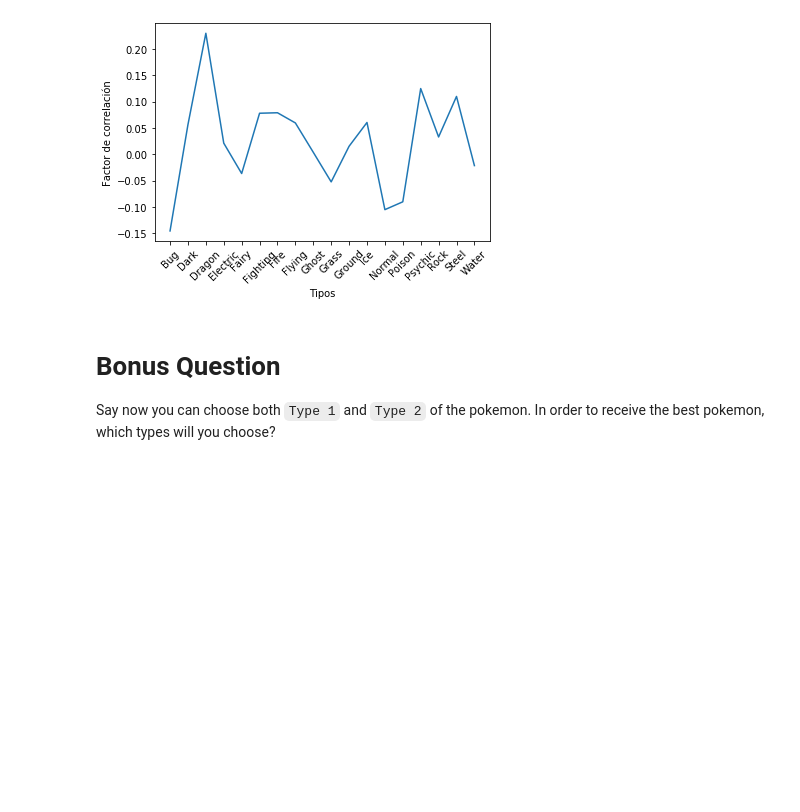
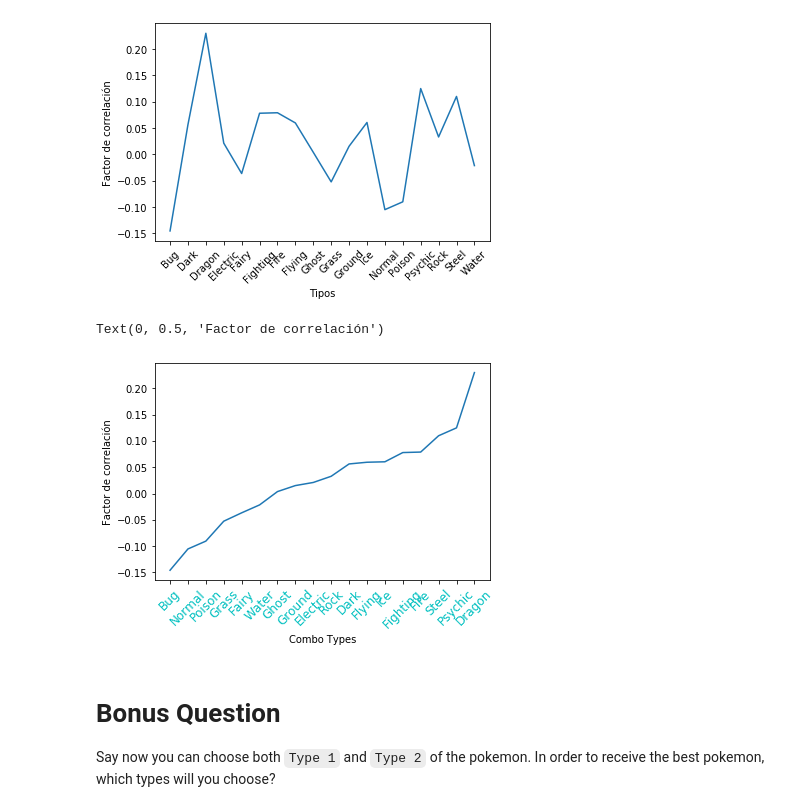
Before and after one commit to JavierLuna/data-labs, a Jupyter notebook: module-2/lab-df-calculation-and-transformation/your-code/challenge-2.ipynb, the cells around one changed output. Drawn from its saved outputs; the diff is of its cells as text; code cells hidden in the pictures; blank space fills up the shorter version.

Commit message:
adds sorted data

```diff
--- a/module-2/lab-df-calculation-and-transformation/your-code/challenge-2.ipynb
+++ b/module-2/lab-df-calculation-and-transformation/your-code/challenge-2.ipynb
@@ -267,6 +267,22 @@ plt.ylabel('Factor de correlación')
 # %% [output]
 Text(0, 0.5, 'Factor de correlación')
 [figure]
+# %%
+correlation_types = pd.DataFrame({'Tipos': types, 'Factor de correlación': total_correlations_array})
+correlation_types = correlation_types.sort_values(by='Factor de correlación')
+# %%
+%matplotlib inline
+import matplotlib.pyplot as plt
+
+x = correlation_types['Tipos']
+y = correlation_types['Factor de correlación']
+plt.plot(x, y)
+plt.xticks(x, size = 'large', color = 'c', rotation = 45)
+plt.xlabel('Combo Types')
+plt.ylabel('Factor de correlación')
+# %% [output]
+Text(0, 0.5, 'Factor de correlación')
+[figure, added]
 # %% [markdown]
 # Bonus Question
 
```
Also changed, not shown: parts of 12 cells of this notebook.
